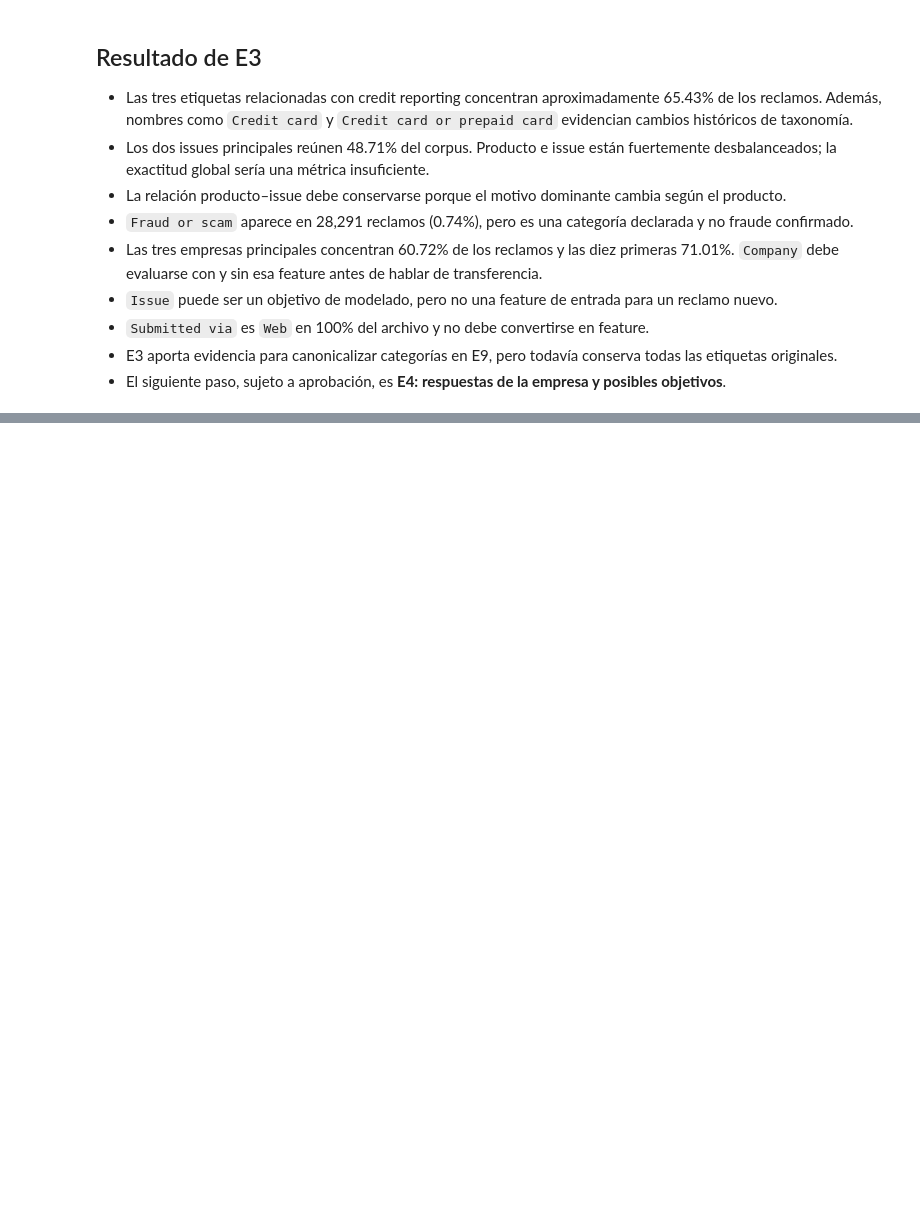
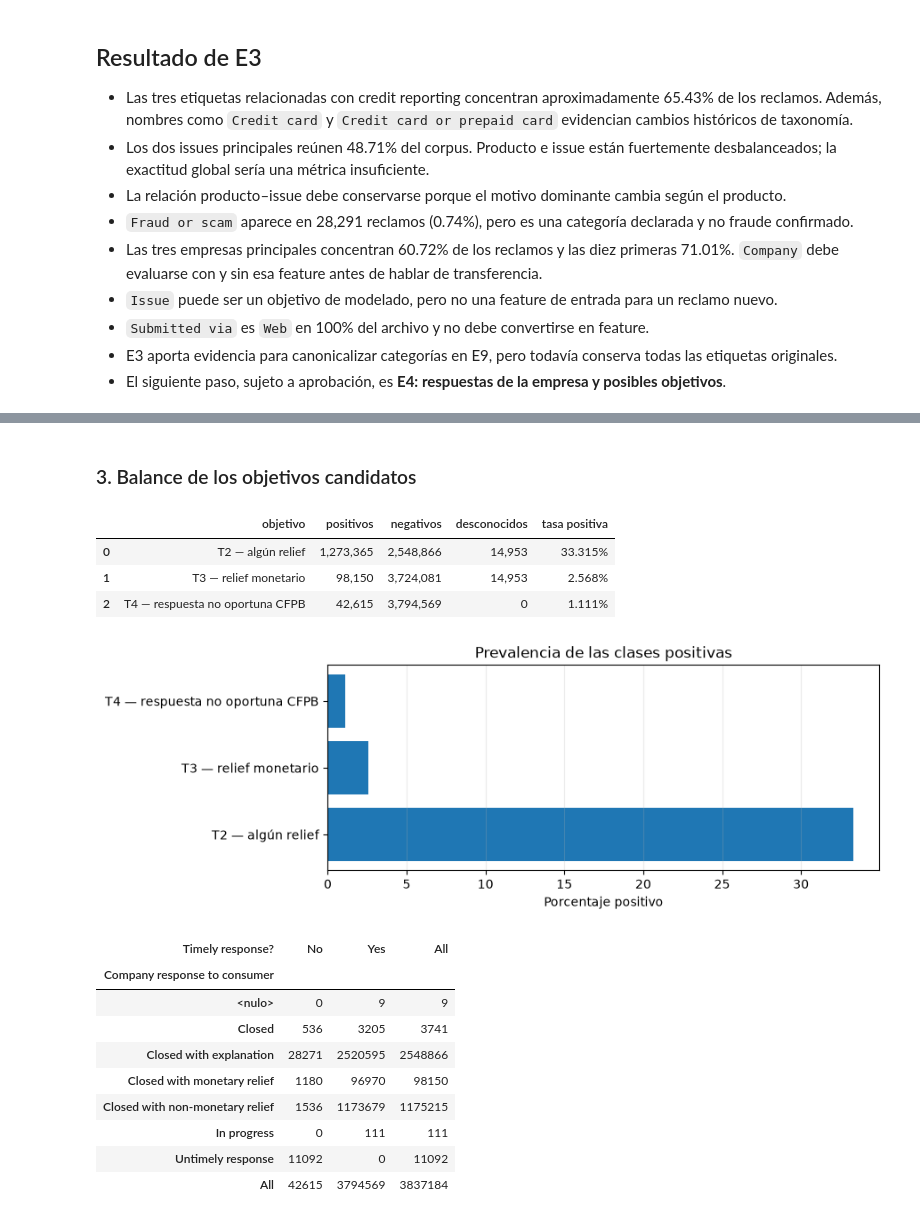
Before and after one commit to Codenid/capstone-claims-triage, a Jupyter notebook: notebooks/01_eda.ipynb, the cells around one changed output, grey strips where cells are left out. Saved outputs shown, nothing was run; the diff lists cells and outputs as text; code cells hidden in the pictures; blank space fills up the shorter version.

```diff
--- a/notebooks/01_eda.ipynb
+++ b/notebooks/01_eda.ipynb
@@ -625,0 +679,18 @@ display(channel_table)
+# %%
+response = responses["Company response to consumer"]
+explicit_responses = [
+    "Closed with monetary relief",
+    "Closed with non-monetary relief",
+    "Closed with explanation",
+]
+eligible = response.isin(explicit_responses)
+
+targets = pd.DataFrame(index=responses.index)
+targets["T2_relief"] = pd.Series(pd.NA, index=responses.index, dtype="boolean")
+targets.loc[eligible, "T2_relief"] = response[eligible].isin(explicit_responses[:2]).to_numpy()
+targets["T3_monetary_relief"] = pd.Series(pd.NA, index=responses.index, dtype="boolean")
+targets.loc[eligible, "T3_monetary_relief"] = response[eligible].eq(explicit_responses[0]).to_numpy()
+targets["T4_untimely"] = responses["Timely response?"].eq("No").astype("boolean")
+
+assert targets.loc[targets["T3_monetary_relief"].eq(True), "T2_relief"].all()
+targets.head()
@@ -625,0 +704,57 @@ display(channel_table)
+# %% [markdown]
+### 3. Balance de los objetivos candidatos
+# %%
+target_names = {
+    "T2_relief": "T2 — algún relief",
+    "T3_monetary_relief": "T3 — relief monetario",
+    "T4_untimely": "T4 — respuesta no oportuna CFPB",
+}
+target_rows = []
+for column, name in target_names.items():
+    values = targets[column]
+    known = values.notna()
+    positives = values.eq(True).sum()
+    negatives = values.eq(False).sum()
+    target_rows.append({
+        "objetivo": name,
+        "positivos": positives,
+        "negativos": negatives,
+        "desconocidos": (~known).sum(),
+        "tasa positiva": 100 * positives / known.sum(),
+    })
+
+target_table = pd.DataFrame(target_rows)
+target_display = target_table.copy()
+for column in ["positivos", "negativos", "desconocidos"]:
+    target_display[column] = target_display[column].map("{:,}".format)
+target_display["tasa positiva"] = target_display["tasa positiva"].map("{:.3f}%".format)
+display(target_display)
+
+fig, ax = plt.subplots(figsize=(8, 3))
+ax.barh(target_table["objetivo"], target_table["tasa positiva"])
+ax.set(title="Prevalencia de las clases positivas", xlabel="Porcentaje positivo", ylabel="")
+ax.grid(axis="x", alpha=0.25)
+plt.show()
+
+timeliness_by_response = pd.crosstab(
+    responses["Company response to consumer"].fillna("<nulo>"),
+    responses["Timely response?"],
+    margins=True,
+)
+display(timeliness_by_response)
+# %% [output]
+|  | objetivo | positivos | negativos | desconocidos | tasa positiva |
+| 0 | T2 — algún relief | 1,273,365 | 2,548,866 | 14,953 | 33.315% |
+| 1 | T3 — relief monetario | 98,150 | 3,724,081 | 14,953 | 2.568% |
+| 2 | T4 — respuesta no oportuna CFPB | 42,615 | 3,794,569 | 0 | 1.111% |
+[figure, added]
+| Timely response? | No | Yes | All |
+| Company response to consumer |  |  |  |
+| <nulo> | 0 | 9 | 9 |
+| Closed | 536 | 3205 | 3741 |
+| Closed with explanation | 28271 | 2520595 | 2548866 |
+| Closed with monetary relief | 1180 | 96970 | 98150 |
+| Closed with non-monetary relief | 1536 | 1173679 | 1175215 |
+| In progress | 0 | 111 | 111 |
+| Untimely response | 11092 | 0 | 11092 |
+| All | 42615 | 3794569 | 3837184 |
```
Also changed, not shown: parts of 8 cells of this notebook.
